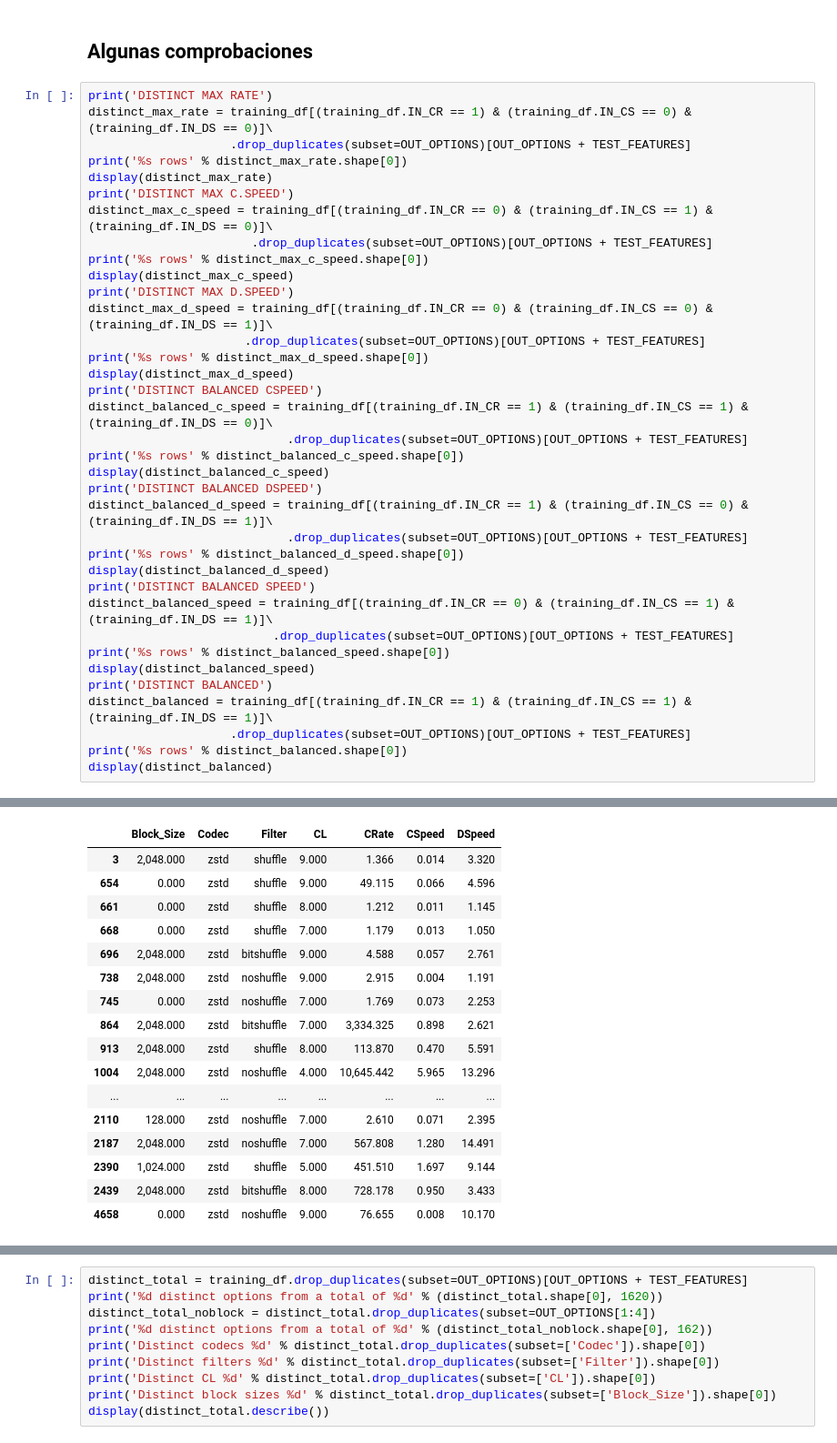
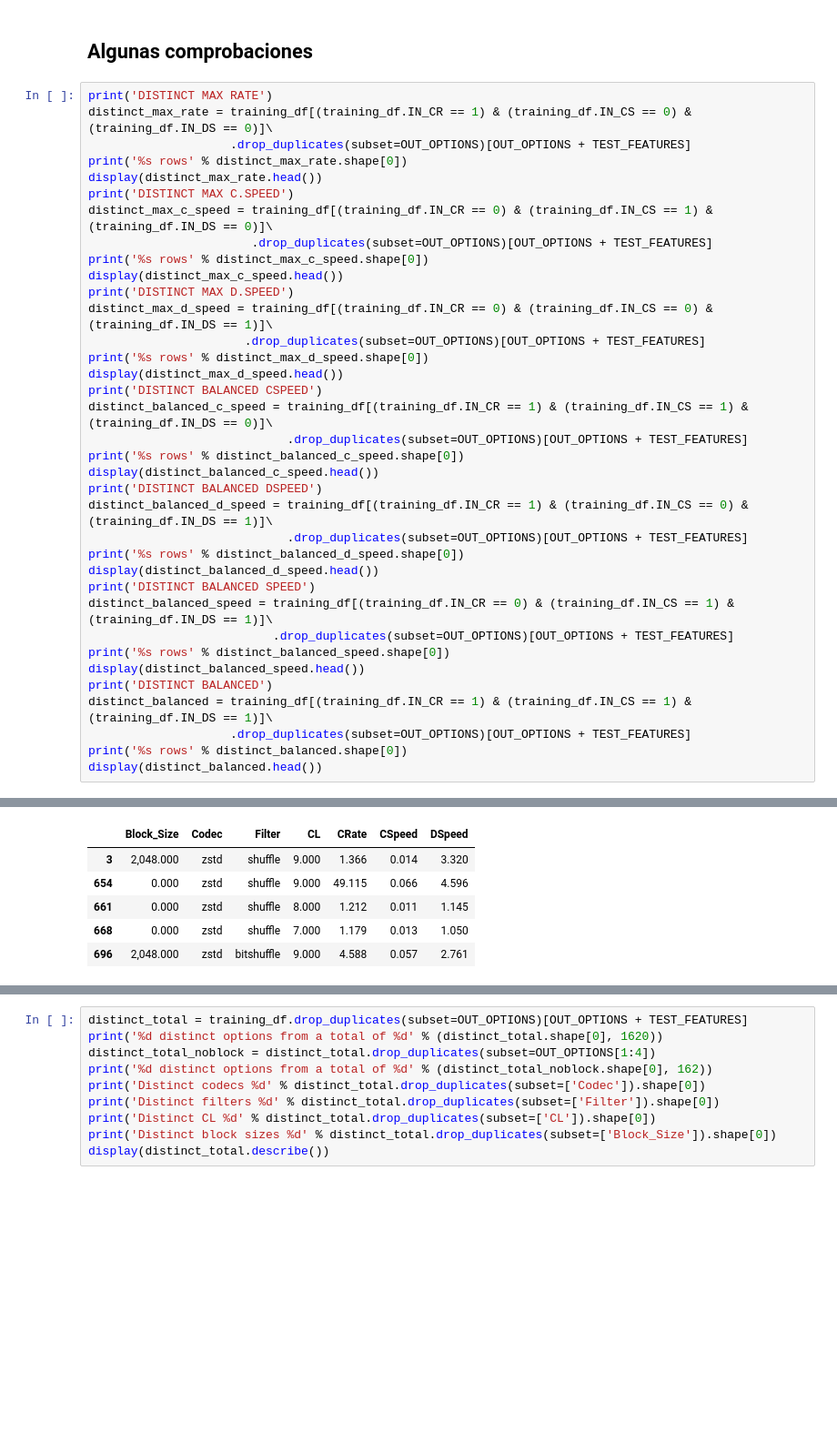
Before and after one commit to albertosm27/bloscml, a Jupyter notebook: notebooks/deliver/training_data_generator.ipynb, the cells around one changed output, grey strips where cells are left out. Shown at 91% size. Cells and saved outputs as stored; diff of their text form; blank space fills up the shorter version.

```diff
--- a/notebooks/deliver/training_data_generator.ipynb
+++ b/notebooks/deliver/training_data_generator.ipynb
@@ -136,57 +143,46 @@ print('DISTINCT MAX RATE')
 distinct_max_rate = training_df[(training_df.IN_CR == 1) & (training_df.IN_CS == 0) & (training_df.IN_DS == 0)]\
                     .drop_duplicates(subset=OUT_OPTIONS)[OUT_OPTIONS + TEST_FEATURES]
 print('%s rows' % distinct_max_rate.shape[0])
-display(distinct_max_rate)
+display(distinct_max_rate.head())
 print('DISTINCT MAX C.SPEED')
 distinct_max_c_speed = training_df[(training_df.IN_CR == 0) & (training_df.IN_CS == 1) & (training_df.IN_DS == 0)]\
                        .drop_duplicates(subset=OUT_OPTIONS)[OUT_OPTIONS + TEST_FEATURES]
 print('%s rows' % distinct_max_c_speed.shape[0])
-display(distinct_max_c_speed)
+display(distinct_max_c_speed.head())
 print('DISTINCT MAX D.SPEED')
 distinct_max_d_speed = training_df[(training_df.IN_CR == 0) & (training_df.IN_CS == 0) & (training_df.IN_DS == 1)]\
                       .drop_duplicates(subset=OUT_OPTIONS)[OUT_OPTIONS + TEST_FEATURES]
 print('%s rows' % distinct_max_d_speed.shape[0])
-display(distinct_max_d_speed)
+display(distinct_max_d_speed.head())
 print('DISTINCT BALANCED CSPEED')
 distinct_balanced_c_speed = training_df[(training_df.IN_CR == 1) & (training_df.IN_CS == 1) & (training_df.IN_DS == 0)]\
                             .drop_duplicates(subset=OUT_OPTIONS)[OUT_OPTIONS + TEST_FEATURES]
 print('%s rows' % distinct_balanced_c_speed.shape[0])
-display(distinct_balanced_c_speed)
+display(distinct_balanced_c_speed.head())
 print('DISTINCT BALANCED DSPEED')
 distinct_balanced_d_speed = training_df[(training_df.IN_CR == 1) & (training_df.IN_CS == 0) & (training_df.IN_DS == 1)]\
                             .drop_duplicates(subset=OUT_OPTIONS)[OUT_OPTIONS + TEST_FEATURES]
 print('%s rows' % distinct_balanced_d_speed.shape[0])
-display(distinct_balanced_d_speed)
+display(distinct_balanced_d_speed.head())
 print('DISTINCT BALANCED SPEED')
 distinct_balanced_speed = training_df[(training_df.IN_CR == 0) & (training_df.IN_CS == 1) & (training_df.IN_DS == 1)]\
                           .drop_duplicates(subset=OUT_OPTIONS)[OUT_OPTIONS + TEST_FEATURES]
 print('%s rows' % distinct_balanced_speed.shape[0])
-display(distinct_balanced_speed)
+display(distinct_balanced_speed.head())
 print('DISTINCT BALANCED')
 distinct_balanced = training_df[(training_df.IN_CR == 1) & (training_df.IN_CS == 1) & (training_df.IN_DS == 1)]\
                     .drop_duplicates(subset=OUT_OPTIONS)[OUT_OPTIONS + TEST_FEATURES]
 print('%s rows' % distinct_balanced.shape[0])
-display(distinct_balanced)
+display(distinct_balanced.head())
 # %% [output]
 DISTINCT MAX RATE
 24 rows
 |  | Block_Size | Codec | Filter | CL | CRate | CSpeed | DSpeed |
 | 3 | 2,048.000 | zstd | shuffle | 9.000 | 1.366 | 0.014 | 3.320 |
 | 654 | 0.000 | zstd | shuffle | 9.000 | 49.115 | 0.066 | 4.596 |
 | 661 | 0.000 | zstd | shuffle | 8.000 | 1.212 | 0.011 | 1.145 |
 | 668 | 0.000 | zstd | shuffle | 7.000 | 1.179 | 0.013 | 1.050 |
 | 696 | 2,048.000 | zstd | bitshuffle | 9.000 | 4.588 | 0.057 | 2.761 |
-| 738 | 2,048.000 | zstd | noshuffle | 9.000 | 2.915 | 0.004 | 1.191 |
-| 745 | 0.000 | zstd | noshuffle | 7.000 | 1.769 | 0.073 | 2.253 |
-| 864 | 2,048.000 | zstd | bitshuffle | 7.000 | 3,334.325 | 0.898 | 2.621 |
-| 913 | 2,048.000 | zstd | shuffle | 8.000 | 113.870 | 0.470 | 5.591 |
-| 1004 | 2,048.000 | zstd | noshuffle | 4.000 | 10,645.442 | 5.965 | 13.296 |
-| ... | ... | ... | ... | ... | ... | ... | ... |
-| 2110 | 128.000 | zstd | noshuffle | 7.000 | 2.610 | 0.071 | 2.395 |
-| 2187 | 2,048.000 | zstd | noshuffle | 7.000 | 567.808 | 1.280 | 14.491 |
-| 2390 | 1,024.000 | zstd | shuffle | 5.000 | 451.510 | 1.697 | 9.144 |
-| 2439 | 2,048.000 | zstd | bitshuffle | 8.000 | 728.178 | 0.950 | 3.433 |
-| 4658 | 0.000 | zstd | noshuffle | 9.000 | 76.655 | 0.008 | 10.170 |
 DISTINCT MAX C.SPEED
 121 rows
 |  | Block_Size | Codec | Filter | CL | CRate | CSpeed | DSpeed |
```
Also changed, not shown: parts of 18 cells of this notebook, 6 other files.
